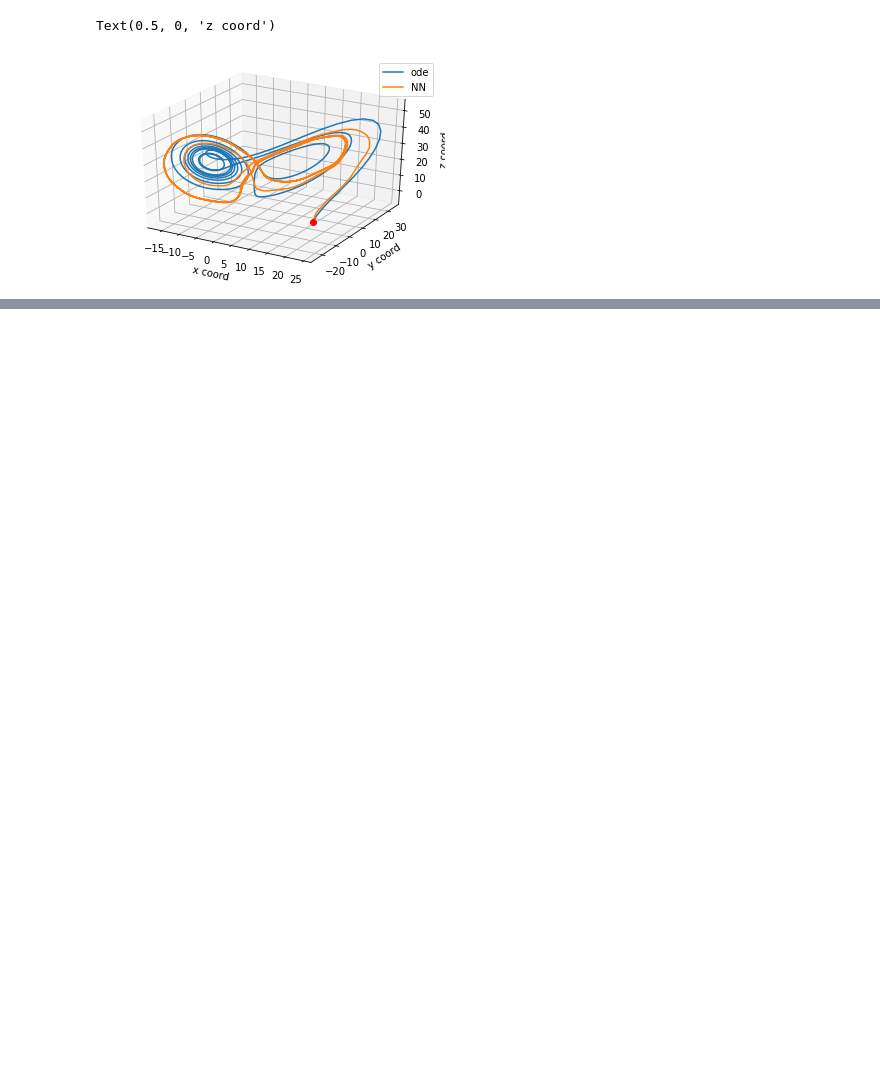
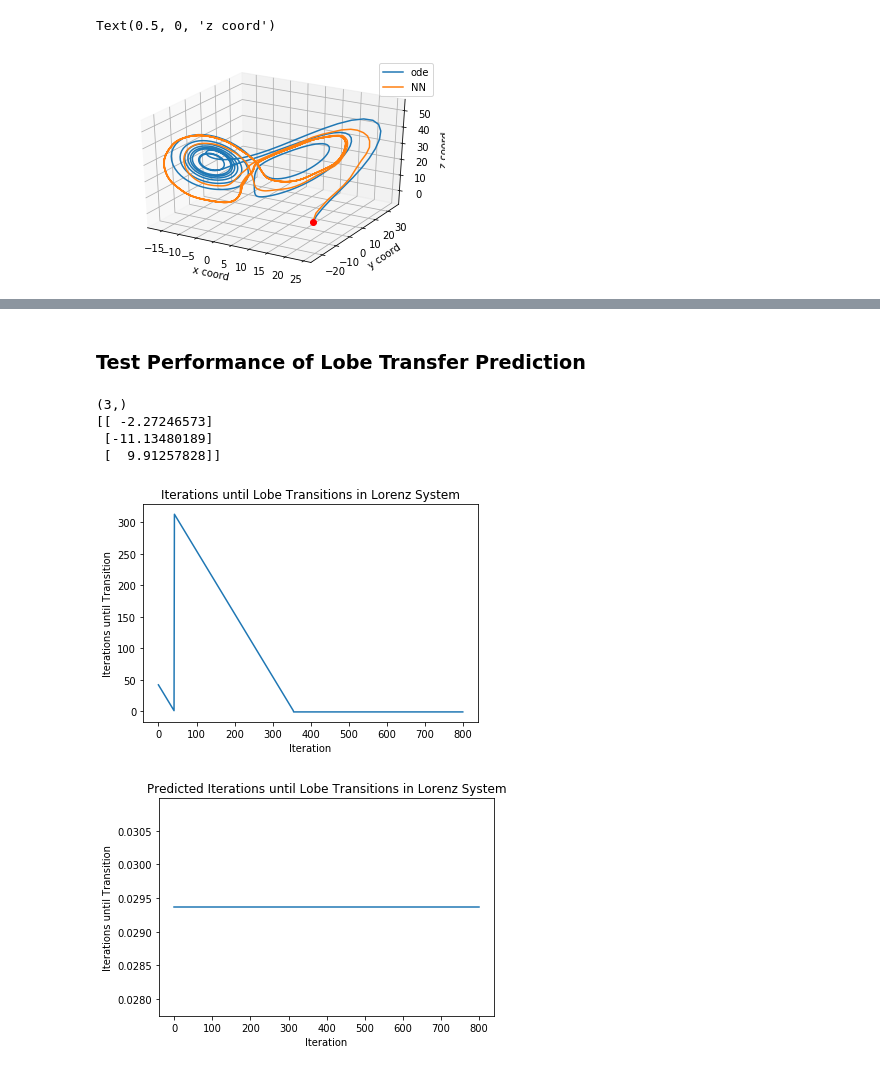
Before and after one commit to zackmcnulty/AMATH_563-Inferring_Structure_of_Complex_Systems, a Jupyter notebook: hw/hw3/lorenz_net.ipynb, the cells around one changed output, grey strips where cells are left out. Cells and saved outputs as stored; diff of their text form; code cells hidden in the pictures; blank space fills up the shorter version.

```diff
--- a/hw/hw3/lorenz_net.ipynb
+++ b/hw/hw3/lorenz_net.ipynb
@@ -158,0 +295,20 @@ Text(0.5, 0, 'z coord')
+# %%
+from keras.models import Sequential
+from keras.layers import Dense
+
+# can define a custom activation function and pass it as a parameter with 'activation' as well.
+model = Sequential()
+model.add(Dense(100, activation='relu', input_shape = (3,)))
+model.add(Dense(400, activation='tanh'))
+model.add(Dense(400, activation='tanh'))
+model.add(Dense(400, activation='tanh'))
+model.add(Dense(400, activation='tanh'))
+model.add(Dense(1, activation='linear'))
+
+model.compile(optimizer='adam', loss='mean_squared_error')
+# %%
+model.fit(lobe_inputs, lobe_outputs,
+         epochs=500,
+         batch_size=100,
+         shuffle=False,
+         validation_split = 0.2) # use 20 % of data as a validation dataset
@@ -158,0 +334,50 @@ Text(0.5, 0, 'z coord')
+# %% [markdown]
+### Test Performance of Lobe Transfer Prediction
+# %%
+x0 = 30*np.random.uniform(low=-0.5, high=0.5, size=3)
+
+# Pass in initial conditions and relative/absolute tolerance
+y_vals = scipy.integrate.odeint(func = lambda t,x: lorenz(t,x, rho), y0=x0, t=t, rtol=1e-10, atol=1e-11, tfirst=True)
+print(y_vals[0,:].shape)
+print(np.expand_dims(y_vals[0,:], axis=1))
+
+# transition occurs when x goes from positive to negative or vice versa. This only occurs when x(t) + x(t+1) = 0
+xs = np.sign(y_vals[:, 0]) # 1 when x is positive and -1 when its negative
+transitions = np.where(((xs[:-1] + xs[1:]) == 0 ))[0] # indices where a lobe transition occurs (index right before transition)
+dist_from_trans = np.zeros((1, len(t)))
+
+for i, ind in enumerate(transitions):
+    if i == 0:
+        dist_from_trans[0, :transitions[0] + 1] = list(range(transitions[0] + 1, 0, -1))
+    else:
+        dist_from_trans[0, transitions[i-1]+1:transitions[i]+1] = list(range(transitions[i] - transitions[i-1], 0, -1))
+
+# all points after last transition are set to -1
+dist_from_trans[0, transitions[-1] + 1:] = -1
+
+y_NN = np.zeros(dist_from_trans.shape)
+for i in range(len(dist_from_trans)):
+    y_NN[i] = model.predict(np.expand_dims(y_vals[i, :], axis=0))
+
+# Actual transition times
+plt.figure()
+plt.plot(dist_from_trans[0, :])
+plt.xlabel('Iteration')
+plt.ylabel('Iterations until Transition')
+plt.title('Iterations until Lobe Transitions in Lorenz System')
+plt.show()
+
+# predicted transition times
+plt.figure()
+plt.plot(y_NN[0, :])
+plt.xlabel('Iteration')
+plt.ylabel('Iterations until Transition')
+plt.title('Predicted Iterations until Lobe Transitions in Lorenz System')
+plt.show()
+# %% [output]
+(3,)
+[[ -2.27246573]
+ [-11.13480189]
+ [  9.91257828]]
+[figure, added]
+[figure, added]
```
Also changed, not shown: parts of 8 cells of this notebook, 2 other files.
